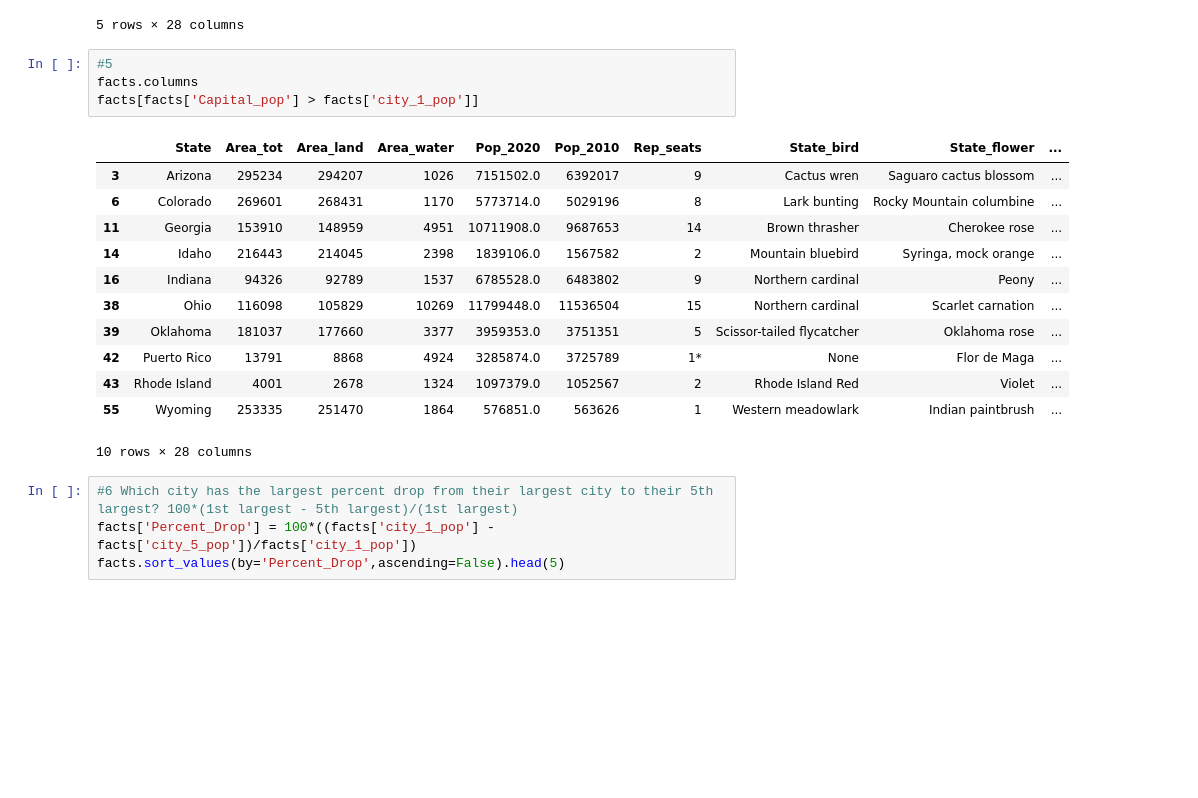
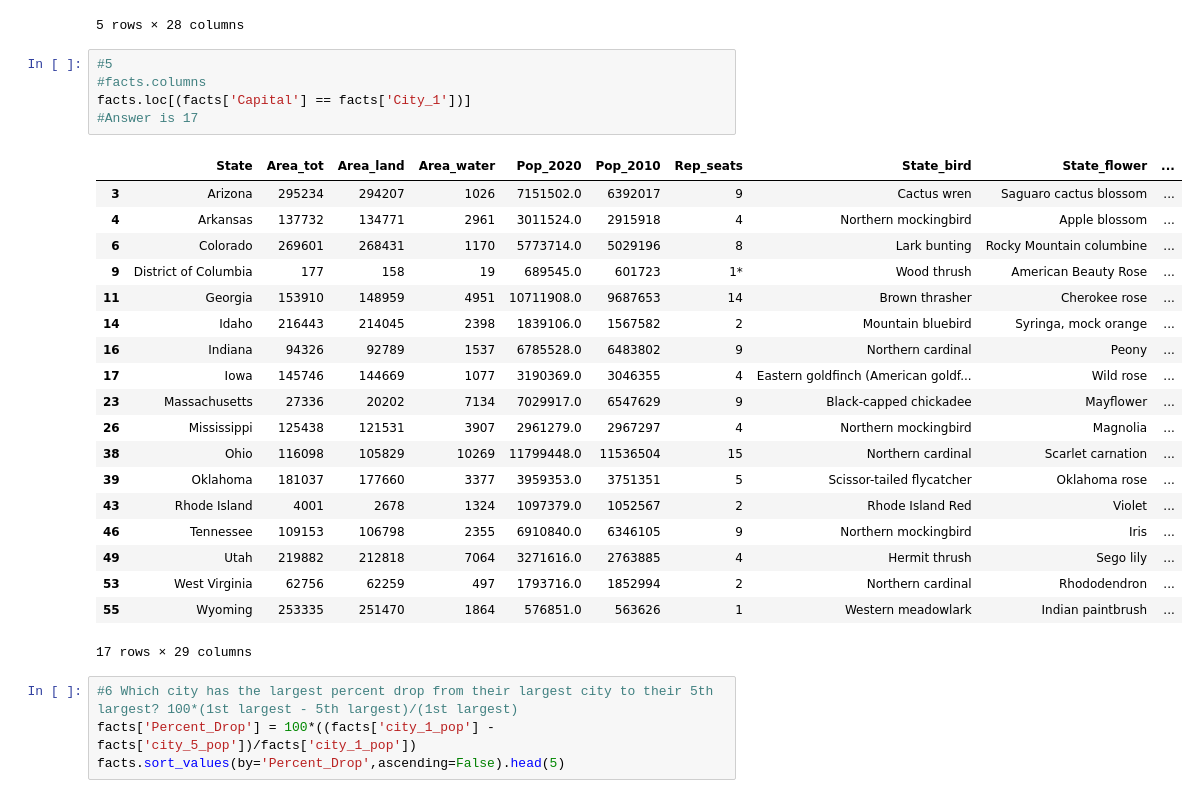
Before and after one commit to jocabA8/ds_1300_notebooks, a Jupyter notebook: work/02_assignment.ipynb, the cells around one changed output. Cells and saved outputs as stored; diff of their text form; blank space fills up the shorter version.

```diff
--- a/work/02_assignment.ipynb
+++ b/work/02_assignment.ipynb
@@ -84,21 +84,29 @@ facts.sort_values(by='Area_land',ascending=False).head(5)
 5 rows × 28 columns
 # %%
 #5
-facts.columns
-facts[facts['Capital_pop'] > facts['city_1_pop']]
+#facts.columns
+facts.loc[(facts['Capital'] == facts['City_1'])]
+#Answer is 17
 # %% [output]
 |  | State | Area_tot | Area_land | Area_water | Pop_2020 | Pop_2010 | Rep_seats | State_bird | State_flower | ... |
 | 3 | Arizona | 295234 | 294207 | 1026 | 7151502.0 | 6392017 | 9 | Cactus wren | Saguaro cactus blossom | ... |
+| 4 | Arkansas | 137732 | 134771 | 2961 | 3011524.0 | 2915918 | 4 | Northern mockingbird | Apple blossom | ... |
 | 6 | Colorado | 269601 | 268431 | 1170 | 5773714.0 | 5029196 | 8 | Lark bunting | Rocky Mountain columbine | ... |
+| 9 | District of Columbia | 177 | 158 | 19 | 689545.0 | 601723 | 1* | Wood thrush | American Beauty Rose | ... |
 | 11 | Georgia | 153910 | 148959 | 4951 | 10711908.0 | 9687653 | 14 | Brown thrasher | Cherokee rose | ... |
 | 14 | Idaho | 216443 | 214045 | 2398 | 1839106.0 | 1567582 | 2 | Mountain bluebird | Syringa, mock orange | ... |
 | 16 | Indiana | 94326 | 92789 | 1537 | 6785528.0 | 6483802 | 9 | Northern cardinal | Peony | ... |
+| 17 | Iowa | 145746 | 144669 | 1077 | 3190369.0 | 3046355 | 4 | Eastern goldfinch (American goldf... | Wild rose | ... |
+| 23 | Massachusetts | 27336 | 20202 | 7134 | 7029917.0 | 6547629 | 9 | Black-capped chickadee | Mayflower | ... |
+| 26 | Mississippi | 125438 | 121531 | 3907 | 2961279.0 | 2967297 | 4 | Northern mockingbird | Magnolia | ... |
 | 38 | Ohio | 116098 | 105829 | 10269 | 11799448.0 | 11536504 | 15 | Northern cardinal | Scarlet carnation | ... |
 | 39 | Oklahoma | 181037 | 177660 | 3377 | 3959353.0 | 3751351 | 5 | Scissor-tailed flycatcher | Oklahoma rose | ... |
-| 42 | Puerto Rico | 13791 | 8868 | 4924 | 3285874.0 | 3725789 | 1* | None | Flor de Maga | ... |
 | 43 | Rhode Island | 4001 | 2678 | 1324 | 1097379.0 | 1052567 | 2 | Rhode Island Red | Violet | ... |
+| 46 | Tennessee | 109153 | 106798 | 2355 | 6910840.0 | 6346105 | 9 | Northern mockingbird | Iris | ... |
+| 49 | Utah | 219882 | 212818 | 7064 | 3271616.0 | 2763885 | 4 | Hermit thrush | Sego lily | ... |
+| 53 | West Virginia | 62756 | 62259 | 497 | 1793716.0 | 1852994 | 2 | Northern cardinal | Rhododendron | ... |
 | 55 | Wyoming | 253335 | 251470 | 1864 | 576851.0 | 563626 | 1 | Western meadowlark | Indian paintbrush | ... |
-10 rows × 28 columns
+17 rows × 29 columns
 # %%
 #6 Which city has the largest percent drop from their largest city to their 5th largest? 100*(1st largest - 5th largest)/(1st largest)
 facts['Percent_Drop'] = 100*((facts['city_1_pop'] - facts['city_5_pop'])/facts['city_1_pop'])
```
